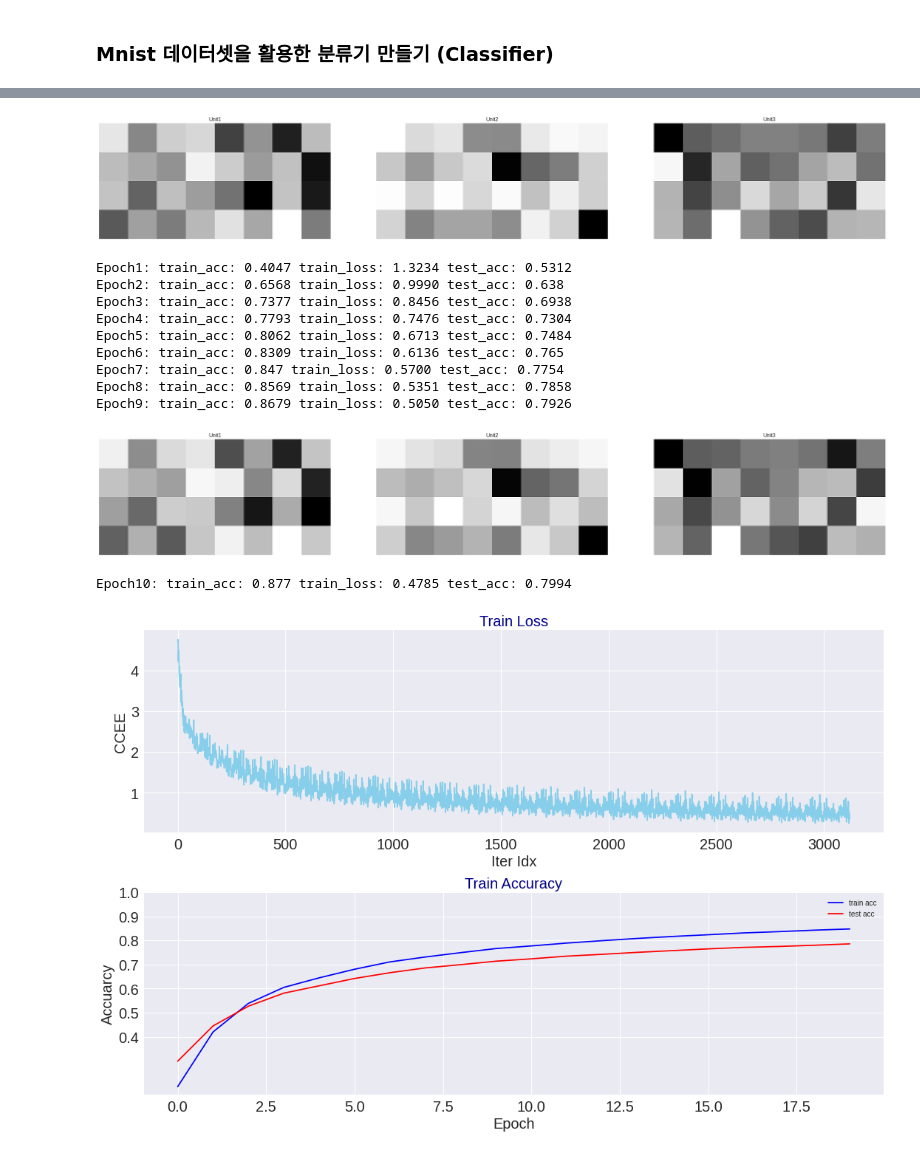
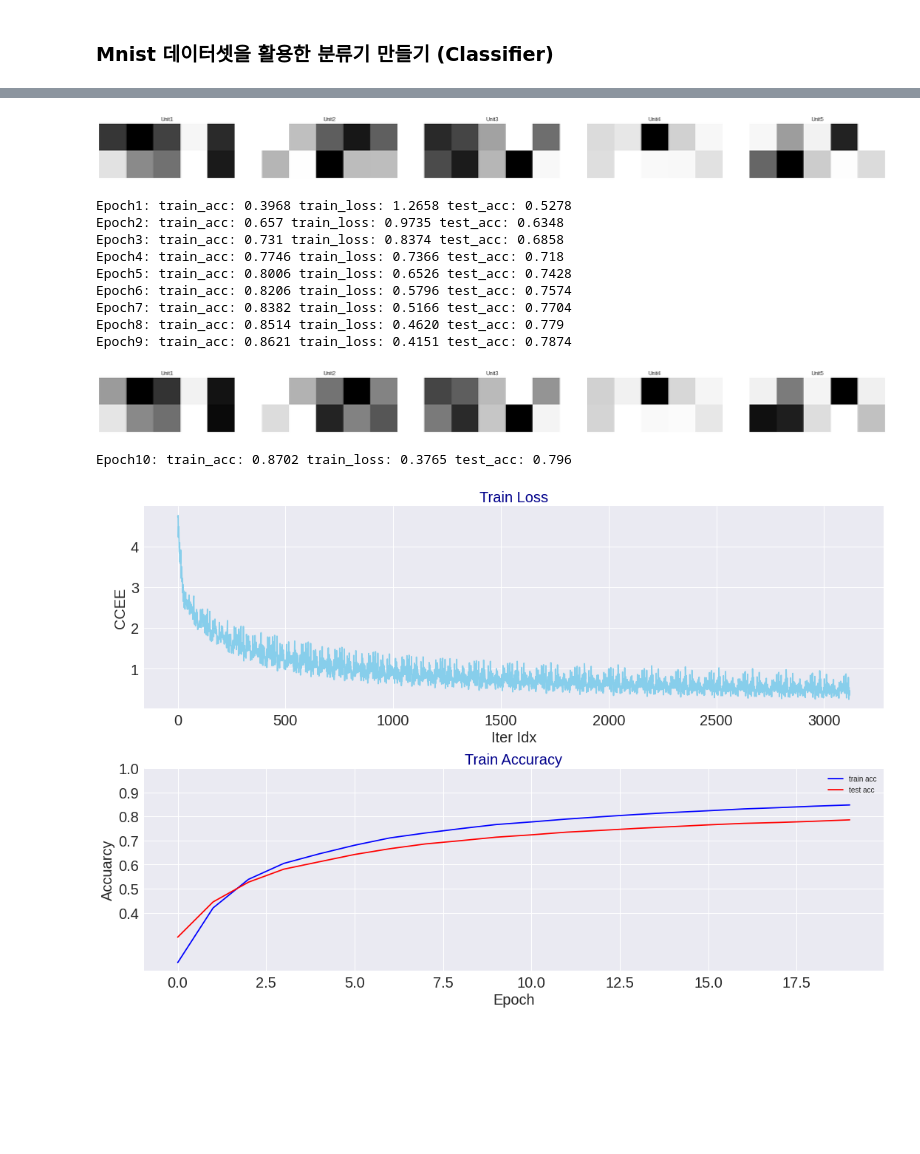
Before and after one commit to aehyj92/DeepLearning_Education, a Jupyter notebook: DeepNet/Basic_Education_v_01.ipynb, the cells around one changed output, grey strips where cells are left out. Cells and saved outputs as stored; diff of their text form; code cells hidden in the pictures; blank space fills up the shorter version.

```diff
--- a/DeepNet/Basic_Education_v_01.ipynb
+++ b/DeepNet/Basic_Education_v_01.ipynb
@@ -664,9 +618,9 @@ def ccee(pred_,gt_):
 import numpy as np
 from numpy.random import normal
 from numpy import zeros
-
 from termcolor import colored
 import matplotlib.pyplot as plt
+from sklearn.preprocessing import normalize
 plt.style.use('seaborn')
 
 # set test env.
@@ -774,18 +728,18 @@ for epoch in range(EPOCHS):
     if FLAG_PRINT_SHOW == True:
         if (epoch == 0 or epoch == EPOCHS-1) :
             plt.figure(figsize=(32,8))
-            for i in range(0,3):
-                plt.subplot(1,3,i+1)
-                tmp=layer2.W[i].reshape(4,8)
+            for i in range(0,5):
+                plt.subplot(1,5,i+1)
+                tmp=layer3.W[i].reshape(2,5)
                 tmp1= normalize(tmp, axis=1, norm='l2')
                 plt.imshow(tmp1)
                 plt.axis('off')
                 plt.title(f'Unit{i+1}')
     else:
             plt.figure(figsize=(32,8))
-            for i in range(0,3):
-                plt.subplot(1,3,i+1)
-                tmp=layer2.W[i].reshape(4,8)
+            for i in range(0,5):
+                plt.subplot(1,5,i+1)
+                tmp=layer3.W[i].reshape(2,5)
                 tmp1= normalize(tmp, axis=1, norm='l2')
                 plt.imshow(tmp1)
                 plt.axis('off')
@@ -816,45 +770,45 @@ for epoch in range(EPOCHS):
             Z3=layer3.forward(A2)
             # plt.imshow(np.hstack(layer1.x.reshape(28,28),layer2.x.reshape(8,8))
 
 
             # J=loss.forward(Z3,b_size)
 
             Pred = softmax(Z3)
             # print('Pred:',Pred,'\n''Y:',Y)
 
             # loss
             J = ccee(Pred,Y)
 
             #loss 기록
             test_losses.append(J)
             # print('loss:',losses[-1:])
 
             # calculate accuracy
             Pred_label = np.argmax(Pred, axis=1)
             n_correct_t += np.sum(Pred_label == Y)
             n_data_t += B_SIZE
 
     plt.show()
     t_loss_ = train_losses[-1:]
     # print('Sum of loss',np.sum(layer2.W))
     print(f'Epoch{epoch+1}:','train_acc:',n_correct_/N_DATA, f'train_loss: {t_loss_[0]:.4f}','test_acc:',n_correct_t/N_DATA_TRAIN)
 
     train_accs.append(n_correct_/N_DATA)
     test_accs.append(n_correct_t/N_DATA_TRAIN)
 #     losses.append(J)
 # %% [output]
-[figure, old version]
+[figure, new version]
-Epoch1: train_acc: 0.4047 train_loss: 1.3234 test_acc: 0.5312
-Epoch2: train_acc: 0.6568 train_loss: 0.9990 test_acc: 0.638
-Epoch3: train_acc: 0.7377 train_loss: 0.8456 test_acc: 0.6938
-Epoch4: train_acc: 0.7793 train_loss: 0.7476 test_acc: 0.7304
-Epoch5: train_acc: 0.8062 train_loss: 0.6713 test_acc: 0.7484
-Epoch6: train_acc: 0.8309 train_loss: 0.6136 test_acc: 0.765
-Epoch7: train_acc: 0.847 train_loss: 0.5700 test_acc: 0.7754
-Epoch8: train_acc: 0.8569 train_loss: 0.5351 test_acc: 0.7858
-Epoch9: train_acc: 0.8679 train_loss: 0.5050 test_acc: 0.7926
+Epoch1: train_acc: 0.3968 train_loss: 1.2658 test_acc: 0.5278
+Epoch2: train_acc: 0.657 train_loss: 0.9735 test_acc: 0.6348
+Epoch3: train_acc: 0.731 train_loss: 0.8374 test_acc: 0.6858
+Epoch4: train_acc: 0.7746 train_loss: 0.7366 test_acc: 0.718
+Epoch5: train_acc: 0.8006 train_loss: 0.6526 test_acc: 0.7428
+Epoch6: train_acc: 0.8206 train_loss: 0.5796 test_acc: 0.7574
+Epoch7: train_acc: 0.8382 train_loss: 0.5166 test_acc: 0.7704
+Epoch8: train_acc: 0.8514 train_loss: 0.4620 test_acc: 0.779
+Epoch9: train_acc: 0.8621 train_loss: 0.4151 test_acc: 0.7874
-[figure, old version]
+[figure, new version]
-Epoch10: train_acc: 0.877 train_loss: 0.4785 test_acc: 0.7994
+Epoch10: train_acc: 0.8702 train_loss: 0.3765 test_acc: 0.796
 # %%
 fig, axes = plt.subplots(2, 1, figsize=(15, 10))
 axes[0].plot(train_losses,'skyblue')
```
Also changed, not shown: parts of 2 cells of this notebook.
